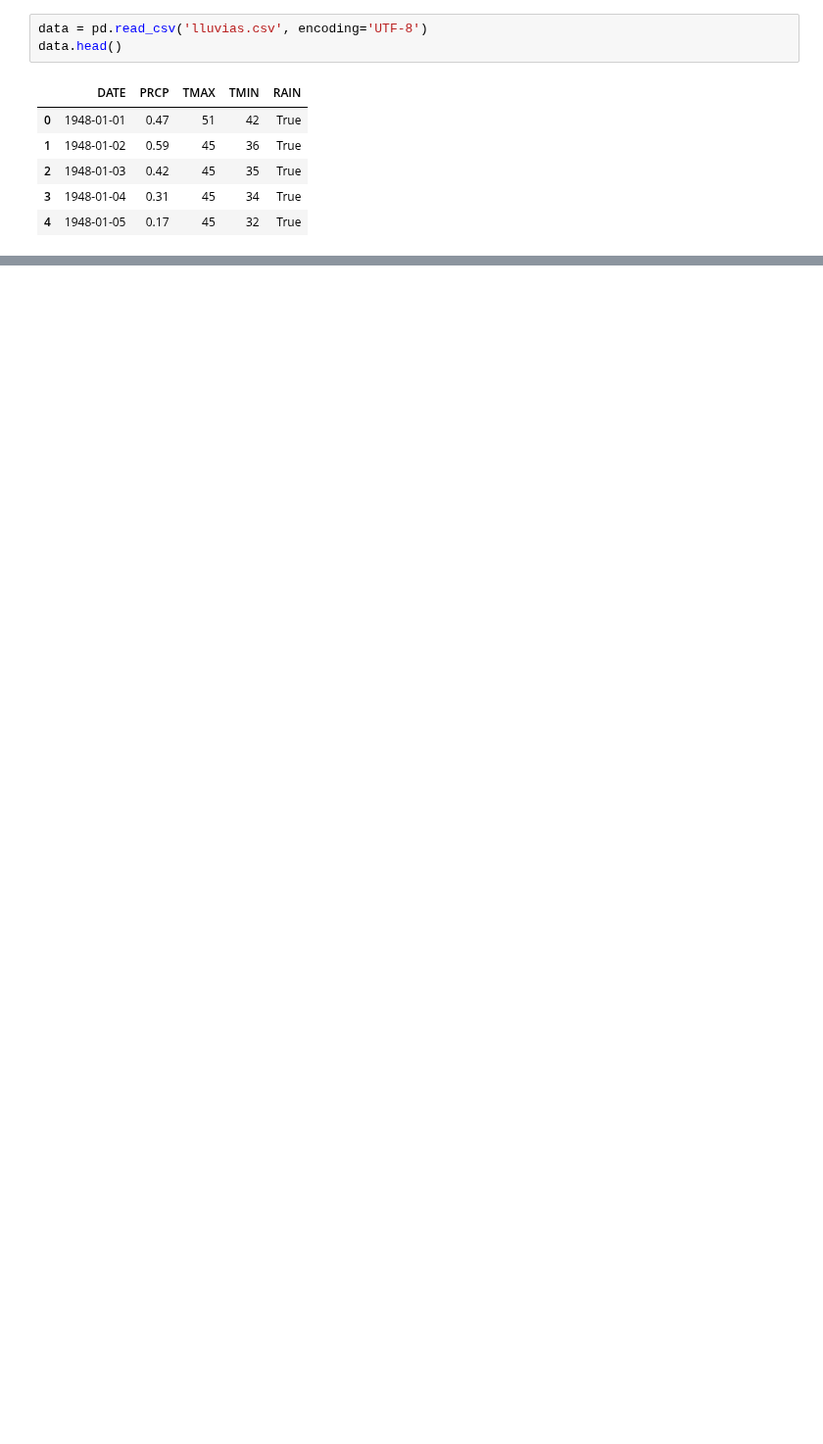
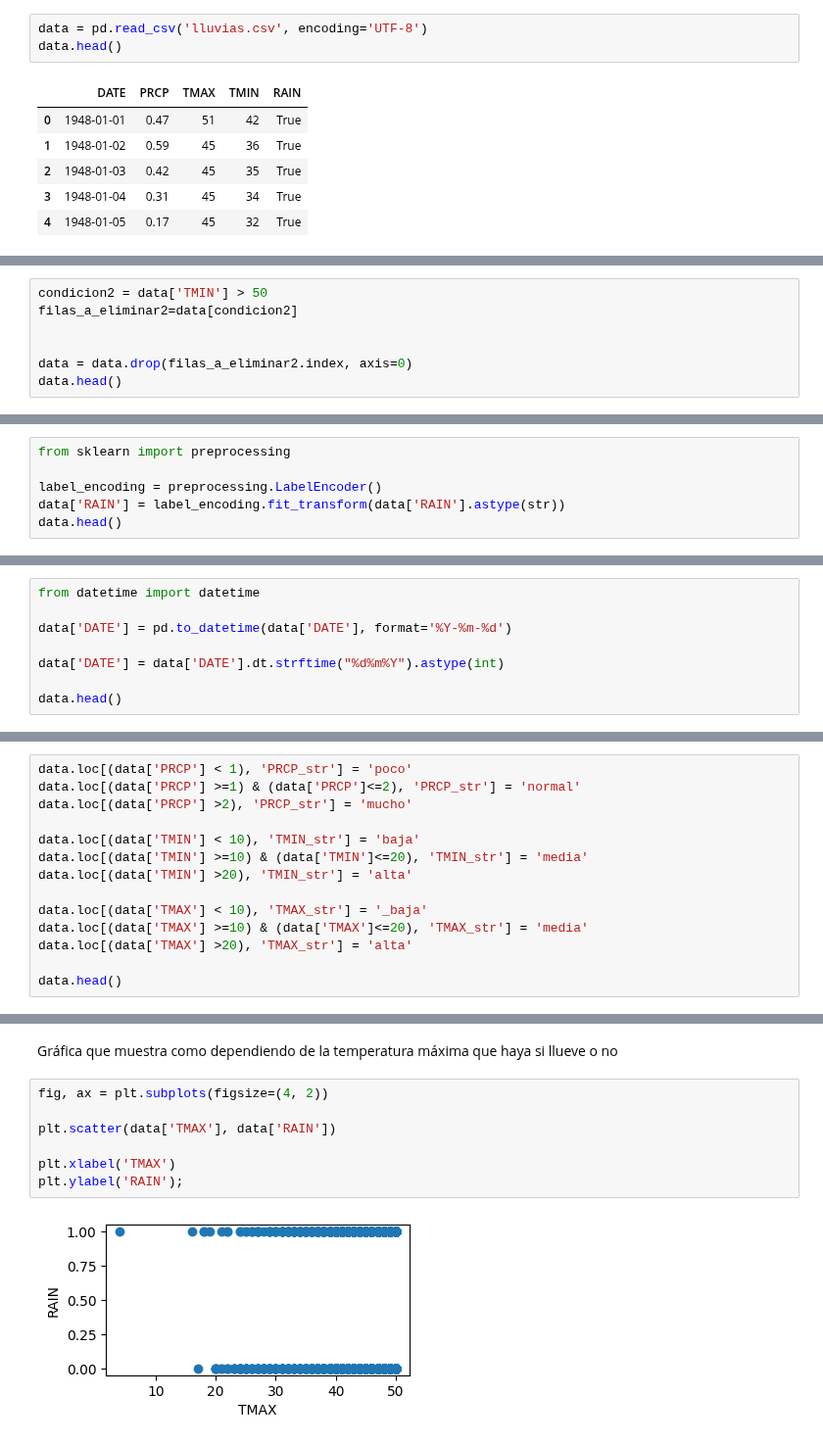
Before and after one commit to javierarteagapuell/deeplearning, a Jupyter notebook: Lluvias.ipynb, the cells around one changed output, grey strips where cells are left out. Shown at 98% size. Drawn from its saved outputs; the diff is of its cells as text; blank space fills up the shorter version.

```diff
--- a/Lluvias.ipynb
+++ b/Lluvias.ipynb
@@ -17,0 +105,7 @@ data.head()
+# %%
+condicion2 = data['TMIN'] > 50
+filas_a_eliminar2=data[condicion2]
+
+
+data = data.drop(filas_a_eliminar2.index, axis=0)
+data.head()
@@ -17,0 +121,6 @@ data.head()
+# %%
+from sklearn import preprocessing
+
+label_encoding = preprocessing.LabelEncoder()
+data['RAIN'] = label_encoding.fit_transform(data['RAIN'].astype(str))
+data.head()
@@ -17,0 +134,8 @@ data.head()
+# %%
+from datetime import datetime
+
+data['DATE'] = pd.to_datetime(data['DATE'], format='%Y-%m-%d')
+
+data['DATE'] = data['DATE'].dt.strftime("%d%m%Y").astype(int)
+
+data.head()
@@ -17,0 +153,14 @@ data.head()
+# %%
+data.loc[(data['PRCP'] < 1), 'PRCP_str'] = 'poco'
+data.loc[(data['PRCP'] >=1) & (data['PRCP']<=2), 'PRCP_str'] = 'normal'
+data.loc[(data['PRCP'] >2), 'PRCP_str'] = 'mucho'
+
+data.loc[(data['TMIN'] < 10), 'TMIN_str'] = 'baja'
+data.loc[(data['TMIN'] >=10) & (data['TMIN']<=20), 'TMIN_str'] = 'media'
+data.loc[(data['TMIN'] >20), 'TMIN_str'] = 'alta'
+
+data.loc[(data['TMAX'] < 10), 'TMAX_str'] = '_baja'
+data.loc[(data['TMAX'] >=10) & (data['TMAX']<=20), 'TMAX_str'] = 'media'
+data.loc[(data['TMAX'] >20), 'TMAX_str'] = 'alta'
+
+data.head()
@@ -17,0 +190,11 @@ data.head()
+# %% [markdown]
+Gráfica que muestra como dependiendo de la temperatura máxima que haya si llueve o no
+# %%
+fig, ax = plt.subplots(figsize=(4, 2))
+
+plt.scatter(data['TMAX'], data['RAIN'])
+
+plt.xlabel('TMAX')
+plt.ylabel('RAIN');
+# %% [output]
+[figure, added]
```
Also changed, not shown: parts of 87 cells of this notebook.
